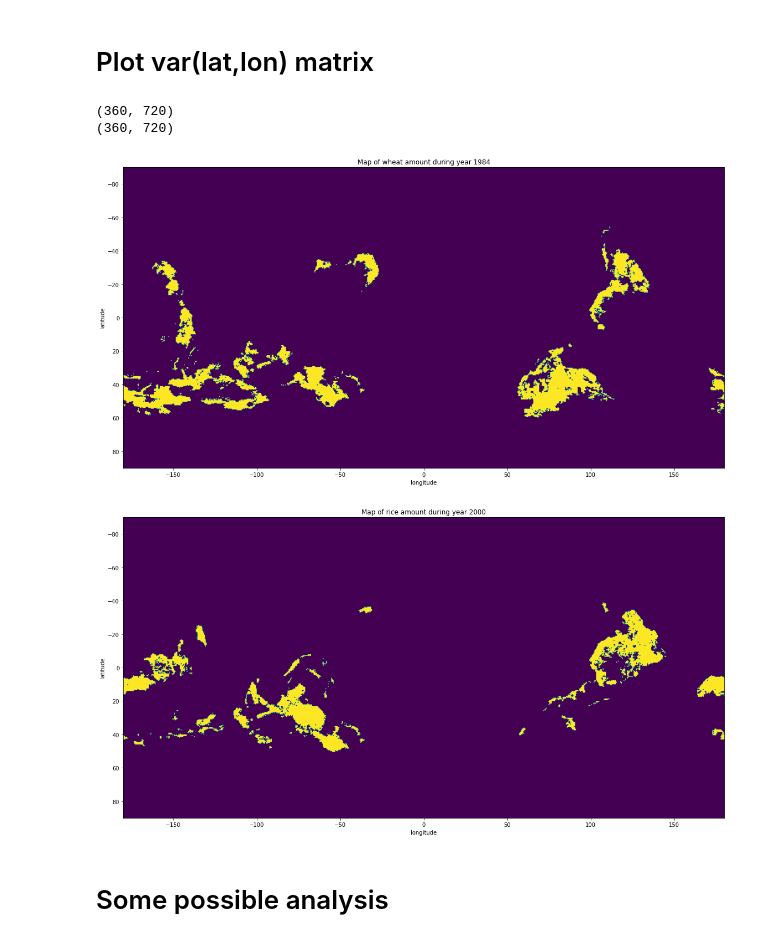
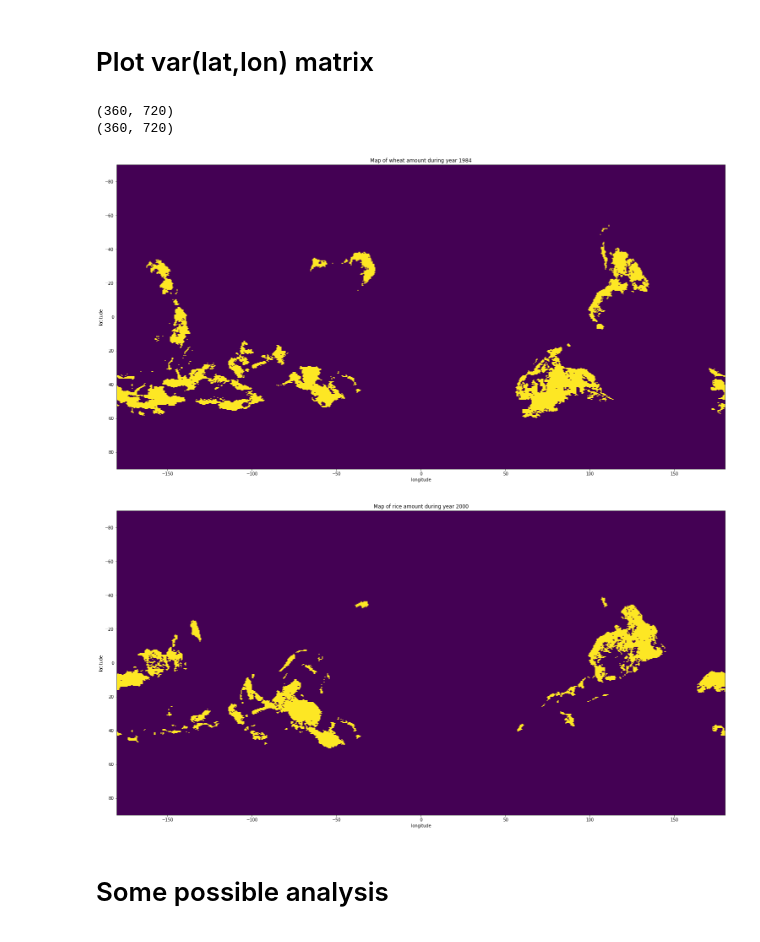
Before and after one commit to pprablanc/crops-cereal-analysis, a Jupyter notebook: analyses.ipynb, the cells around one changed output. Saved outputs shown, nothing was run; the diff lists cells and outputs as text; code cells hidden in the pictures.

```diff
--- a/analyses.ipynb
+++ b/analyses.ipynb
@@ -7,6 +7,7 @@ import os
 import pandas as pd
 import numpy as np
 import netCDF4 as nc
+import matplotlib.pyplot as plt
 
 full_dataset = dict(time=[], cereal=[], nc=[])
 path = 'data'
@@ -20,6 +21,7 @@ with os.scandir(path) as dir_data:
             full_dataset['nc'].append(nc.Dataset(path_f, 'r'))
 
 df = pd.DataFrame(full_dataset)
+df = df.sort_values(['cereal', 'time'], ignore_index=True) # sorting by time
 # %% [markdown]
 # Check data
 # %%
@@ -95,27 +97,26 @@ NameError: name 'plt' is not defined
 # %% [markdown]
 # Plot var(lat,lon) matrix
 # %%
-import matplotlib.pyplot as plt
-
 def plot_var(df, cereal, time):
 
     x = df[(df['cereal'] == cereal) & (df['time'] == time)]['nc'].iat[0]
     coordinate = x['var'][:]
     print(coordinate.data.shape)
-    plt.figure(figsize=(20,10))
-    plt.xlabel('longitude')
-    plt.ylabel('latitude')
-    plt.title(f'Map of {cereal} amount during year {time}')
-    plt.imshow(coordinate.data, extent=[-180, 180, 90, -90])
+    fig = plt.figure(figsize=(20,10))
+    ax = fig.add_axes([0,0,1,1])
+    ax.set_xlabel('longitude')
+    ax.set_ylabel('latitude')
+    ax.set_title(f'Map of {cereal} amount during year {time}')
+    ax.imshow(coordinate.data, extent=[-180, 180, 90, -90])
 
 
 plot_var(df, cereal='wheat', time=1984)
 plot_var(df, cereal='rice', time=2000)
 # %% [output]
 (360, 720)
 (360, 720)
-[figure, old version]
+[figure, new version]
-[figure, old version]
+[figure, new version]
 # %% [markdown]
 # Some possible analysis
 # %% [markdown]
```
Also changed, not shown: parts of 4 cells of this notebook.
